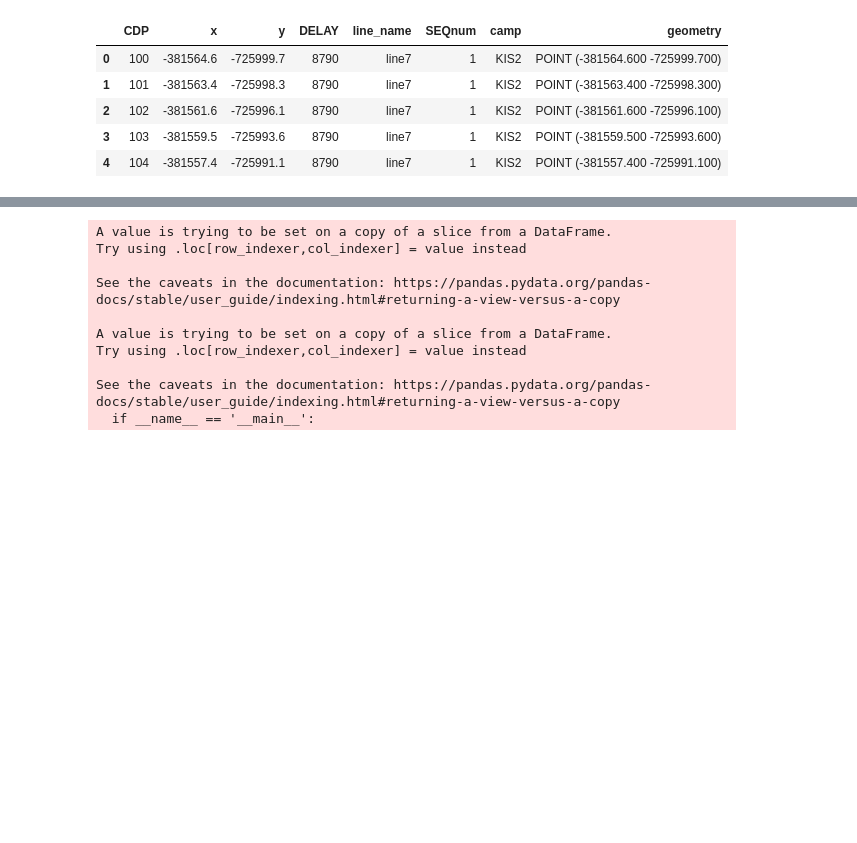
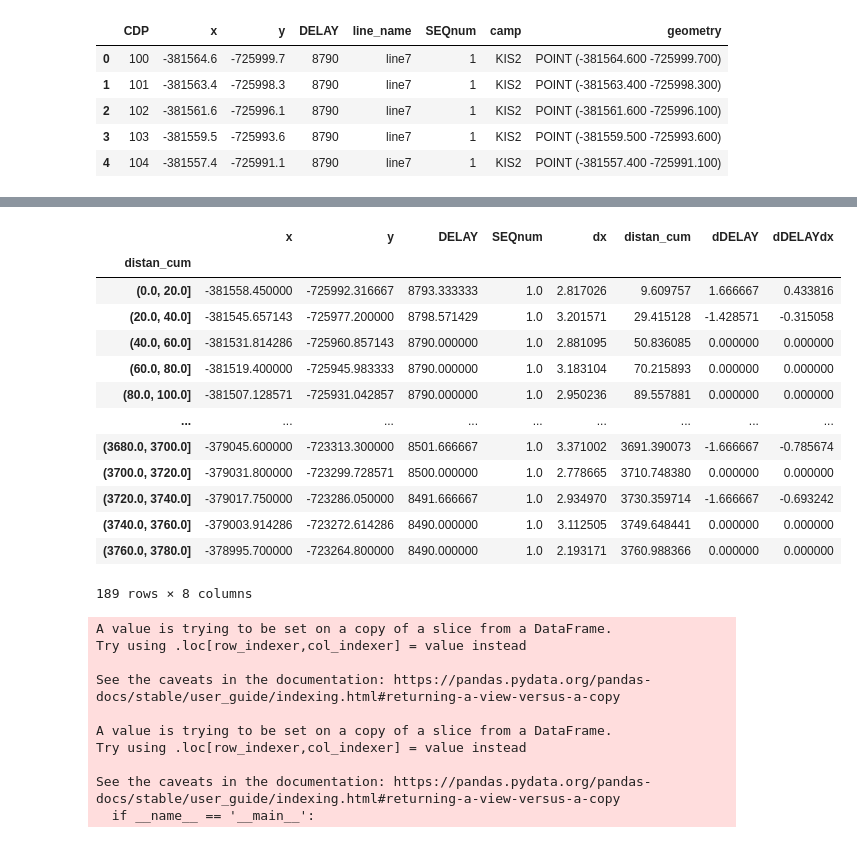
Before and after one commit to arrran/PhD_data_chapter, a Jupyter notebook: Jupyter/RADAR/RADAR_MAP/1_RADAR_bed_spatially_average.ipynb, the cells around one changed output, grey strips where cells are left out. Saved outputs shown, nothing was run; the diff lists cells and outputs as text; code cells hidden in the pictures; blank space fills up the shorter version.

```diff
--- a/Jupyter/RADAR/RADAR_MAP/1_RADAR_bed_spatially_average.ipynb
+++ b/Jupyter/RADAR/RADAR_MAP/1_RADAR_bed_spatially_average.ipynb
@@ -61,3 +154,20 @@ def stack_spatially(line,stack_distance=5):
+# %%
+gdf_out = bin_mean( ll['line7'],bin_size = i )
+# %% [output]
+|  | x | y | DELAY | SEQnum | dx | distan_cum | dDELAY | dDELAYdx |
+| distan_cum |  |  |  |  |  |  |  |  |
+| (0.0, 20.0] | -381558.450000 | -725992.316667 | 8793.333333 | 1.0 | 2.817026 | 9.609757 | 1.666667 | 0.433816 |
+| (20.0, 40.0] | -381545.657143 | -725977.200000 | 8798.571429 | 1.0 | 3.201571 | 29.415128 | -1.428571 | -0.315058 |
+| (40.0, 60.0] | -381531.814286 | -725960.857143 | 8790.000000 | 1.0 | 2.881095 | 50.836085 | 0.000000 | 0.000000 |
+| (60.0, 80.0] | -381519.400000 | -725945.983333 | 8790.000000 | 1.0 | 3.183104 | 70.215893 | 0.000000 | 0.000000 |
+| (80.0, 100.0] | -381507.128571 | -725931.042857 | 8790.000000 | 1.0 | 2.950236 | 89.557881 | 0.000000 | 0.000000 |
+| ... | ... | ... | ... | ... | ... | ... | ... | ... |
+| (3680.0, 3700.0] | -379045.600000 | -723313.300000 | 8501.666667 | 1.0 | 3.371002 | 3691.390073 | -1.666667 | -0.785674 |
+| (3700.0, 3720.0] | -379031.800000 | -723299.728571 | 8500.000000 | 1.0 | 2.778665 | 3710.748380 | 0.000000 | 0.000000 |
+| (3720.0, 3740.0] | -379017.750000 | -723286.050000 | 8491.666667 | 1.0 | 2.934970 | 3730.359714 | -1.666667 | -0.693242 |
+| (3740.0, 3760.0] | -379003.914286 | -723272.614286 | 8490.000000 | 1.0 | 3.112505 | 3749.648441 | 0.000000 | 0.000000 |
+| (3760.0, 3780.0] | -378995.700000 | -723264.800000 | 8490.000000 | 1.0 | 2.193171 | 3760.988366 | 0.000000 | 0.000000 |
+189 rows × 8 columns
 # %%
 line7 = bed_gdf.query("line_name == 'line7'")
 # %%
```
Also changed, not shown: parts of 17 cells of this notebook, 2 other files.
